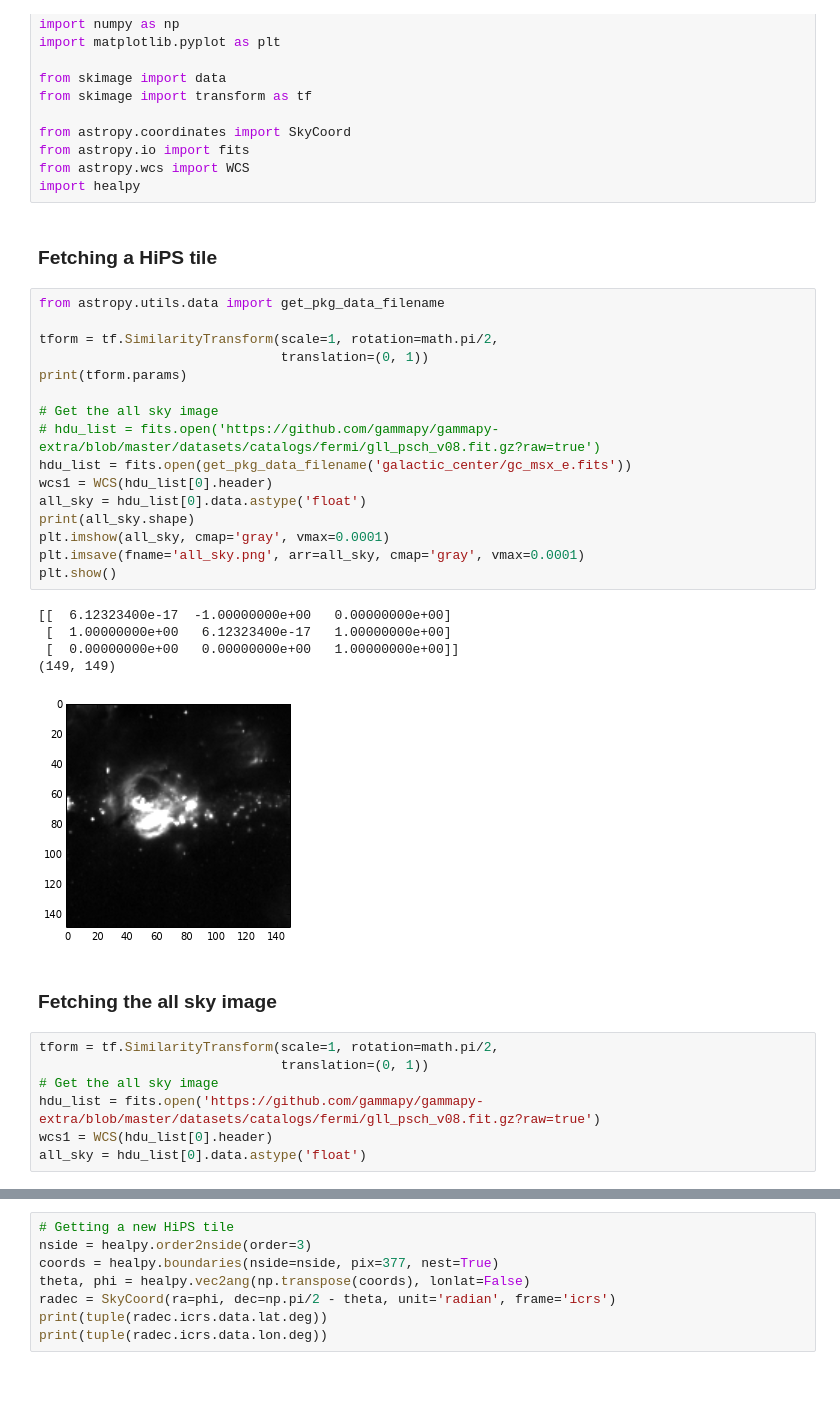
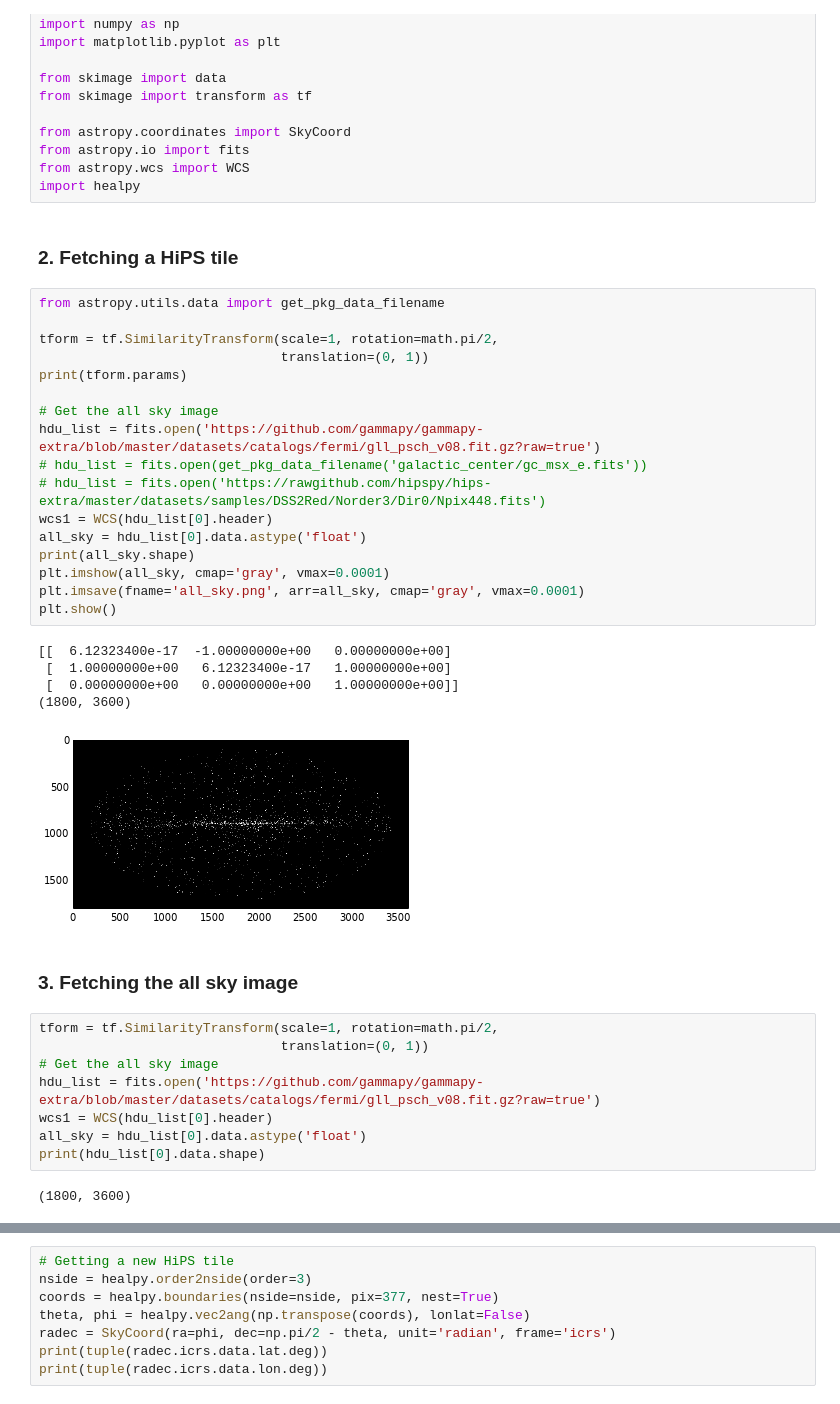
Before and after one commit to adl1995/HIPS-to-Py, a Jupyter notebook: examples/Affine and Projective transformation.ipynb, the cells around one changed output, grey strips where cells are left out. Saved outputs shown, nothing was run; the diff lists cells and outputs as text.

```diff
--- a/examples/Affine and Projective transformation.ipynb
+++ b/examples/Affine and Projective transformation.ipynb
@@ -16,31 +16,32 @@ from astropy.io import fits
 from astropy.wcs import WCS
 import healpy
 # %% [markdown]
-### Fetching a HiPS tile
+### 2. Fetching a HiPS tile
 # %%
 from astropy.utils.data import get_pkg_data_filename
 
 tform = tf.SimilarityTransform(scale=1, rotation=math.pi/2,
                                translation=(0, 1))
 print(tform.params)
 
 # Get the all sky image
-# hdu_list = fits.open('https://github.com/gammapy/gammapy-extra/blob/master/datasets/catalogs/fermi/gll_psch_v08.fit.gz?raw=true')
-hdu_list = fits.open(get_pkg_data_filename('galactic_center/gc_msx_e.fits'))
+hdu_list = fits.open('https://github.com/gammapy/gammapy-extra/blob/master/datasets/catalogs/fermi/gll_psch_v08.fit.gz?raw=true')
+# hdu_list = fits.open(get_pkg_data_filename('galactic_center/gc_msx_e.fits'))
+# hdu_list = fits.open('https://rawgithub.com/hipspy/hips-extra/master/datasets/samples/DSS2Red/Norder3/Dir0/Npix448.fits')
 wcs1 = WCS(hdu_list[0].header)
 all_sky = hdu_list[0].data.astype('float')
 print(all_sky.shape)
 plt.imshow(all_sky, cmap='gray', vmax=0.0001)
 plt.imsave(fname='all_sky.png', arr=all_sky, cmap='gray', vmax=0.0001)
 plt.show()
 # %% [output]
 [[  6.12323400e-17  -1.00000000e+00   0.00000000e+00]
  [  1.00000000e+00   6.12323400e-17   1.00000000e+00]
  [  0.00000000e+00   0.00000000e+00   1.00000000e+00]]
-(149, 149)
+(1800, 3600)
-[figure, old version]
+[figure, new version]
 # %% [markdown]
-### Fetching the all sky image
+### 3. Fetching the all sky image
 # %%
 tform = tf.SimilarityTransform(scale=1, rotation=math.pi/2,
                                translation=(0, 1))
@@ -48,4 +49,7 @@ tform = tf.SimilarityTransform(scale=1, rotation=math.pi/2,
 hdu_list = fits.open('https://github.com/gammapy/gammapy-extra/blob/master/datasets/catalogs/fermi/gll_psch_v08.fit.gz?raw=true')
 wcs1 = WCS(hdu_list[0].header)
 all_sky = hdu_list[0].data.astype('float')
+print(hdu_list[0].data.shape)
+# %% [output]
+(1800, 3600)
 # %% [markdown]
```
Also changed, not shown: parts of 8 cells of this notebook, 1 other file.
